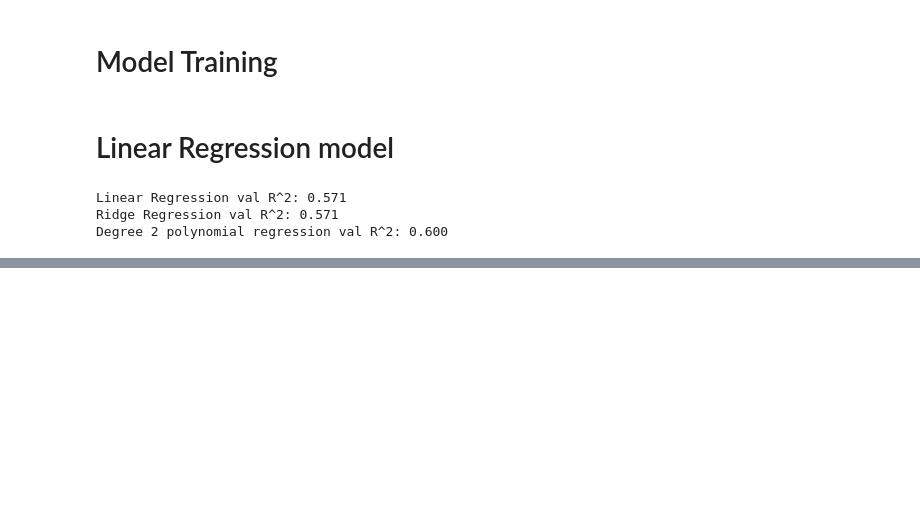
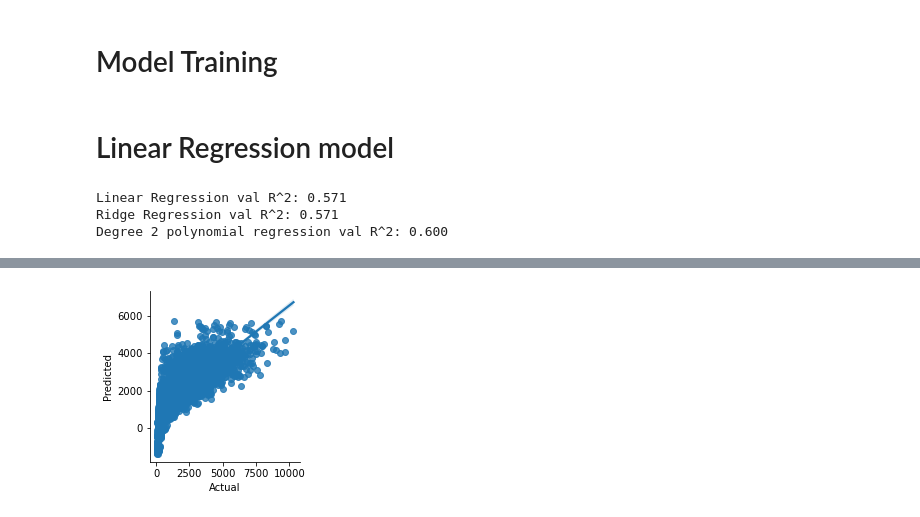
Before and after one commit to tahani321/Tahani-Alshedoukhi, a Jupyter notebook: MyProject-Copy1.ipynb, the cells around one changed output, grey strips where cells are left out. Cells and saved outputs as stored; diff of their text form; code cells hidden in the pictures; blank space fills up the shorter version.

```diff
--- a/MyProject-Copy1.ipynb
+++ b/MyProject-Copy1.ipynb
@@ -649,0 +703,4 @@ x_val_poly.shape,y_val.shape
+# %%
+## split the data into train and test set
+# hold out 20% of the data for testing
+x2_train, x2_test, y2_train, y2_test = train_test_split(x, y, test_size=0.4, random_state=0)
@@ -649,0 +721,4 @@ x_val_poly.shape,y_val.shape
+# %%
+#Create table to see the difference between the Actual numbers and Predicted numbers
+df2 = pd.DataFrame({'Actual': y2_test, 'Predicted': y2_pred})
+df2
@@ -649,0 +739,4 @@ x_val_poly.shape,y_val.shape
+# %%
+sns.pairplot(data= df2, x_vars= 'Actual', y_vars= 'Predicted', size= 3, kind='reg');
+# %% [output]
+[figure, added]
```
Also changed, not shown: parts of 39 cells of this notebook.
